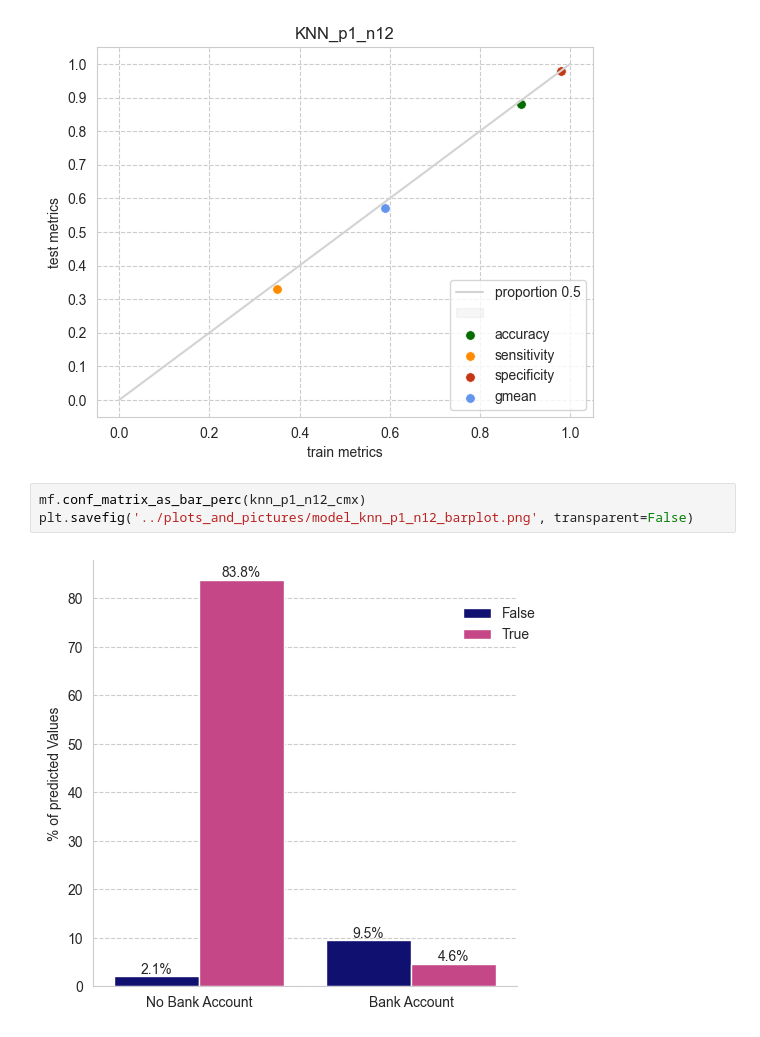
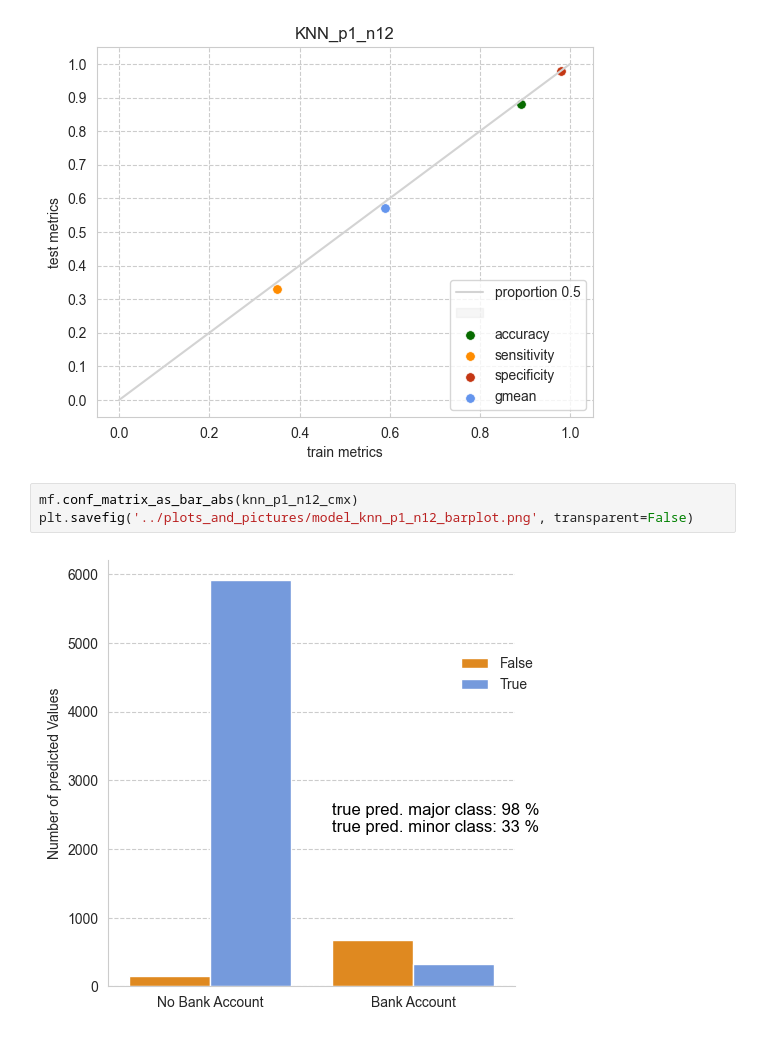
Before and after one commit to M4R1T4/ml_project_financial_inclusion, a Jupyter notebook: models/03_KNN_Model_Variants.ipynb, the cells around one changed output. Saved outputs shown, nothing was run; the diff lists cells and outputs as text.

Commit message:
update with new prediction bar plot

```diff
--- a/models/03_KNN_Model_Variants.ipynb
+++ b/models/03_KNN_Model_Variants.ipynb
@@ -401,7 +401,7 @@ plt.savefig('../plots_and_pictures/model_knn_p1_n12_scatter.png', transparent=Fa
 # %% [output]
 [figure]
 # %%
-mf.conf_matrix_as_bar_perc(knn_p1_n12_cmx)
+mf.conf_matrix_as_bar_abs(knn_p1_n12_cmx)
 plt.savefig('../plots_and_pictures/model_knn_p1_n12_barplot.png', transparent=False)
 # %% [output]
-[figure, old version]
+[figure, new version]
```
Also changed, not shown: parts of 2 cells of this notebook, 1 other file.
